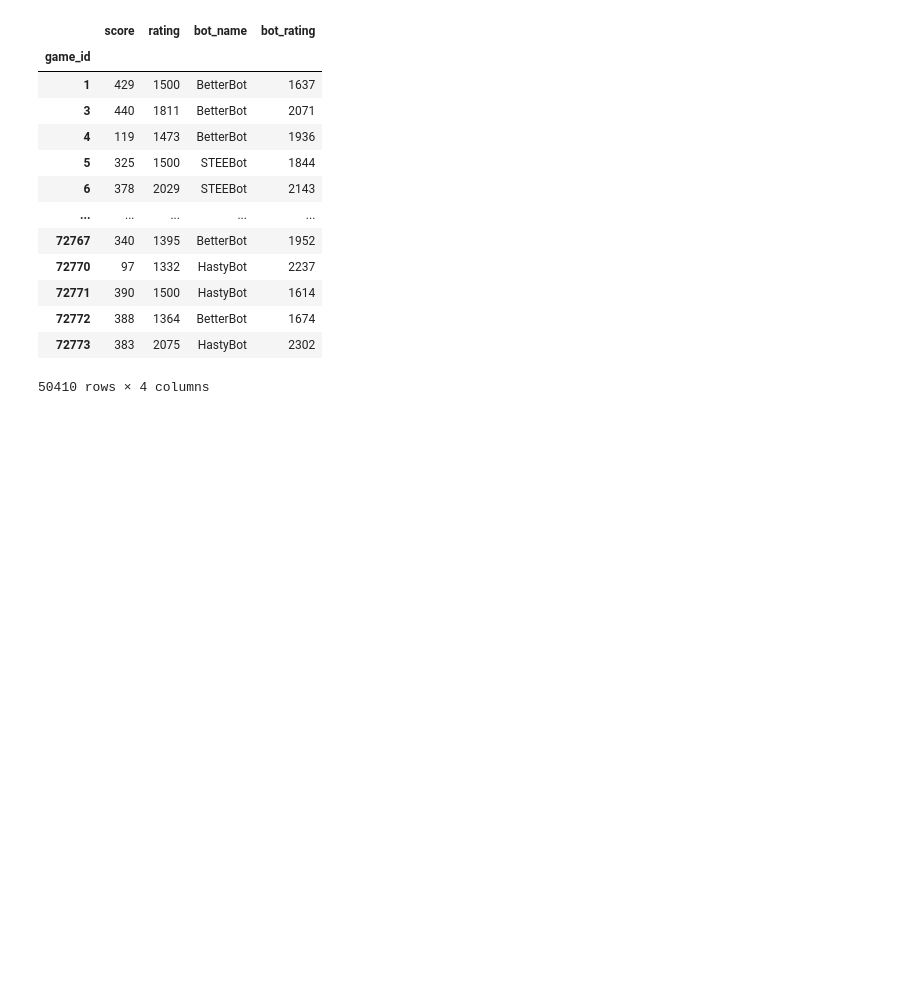
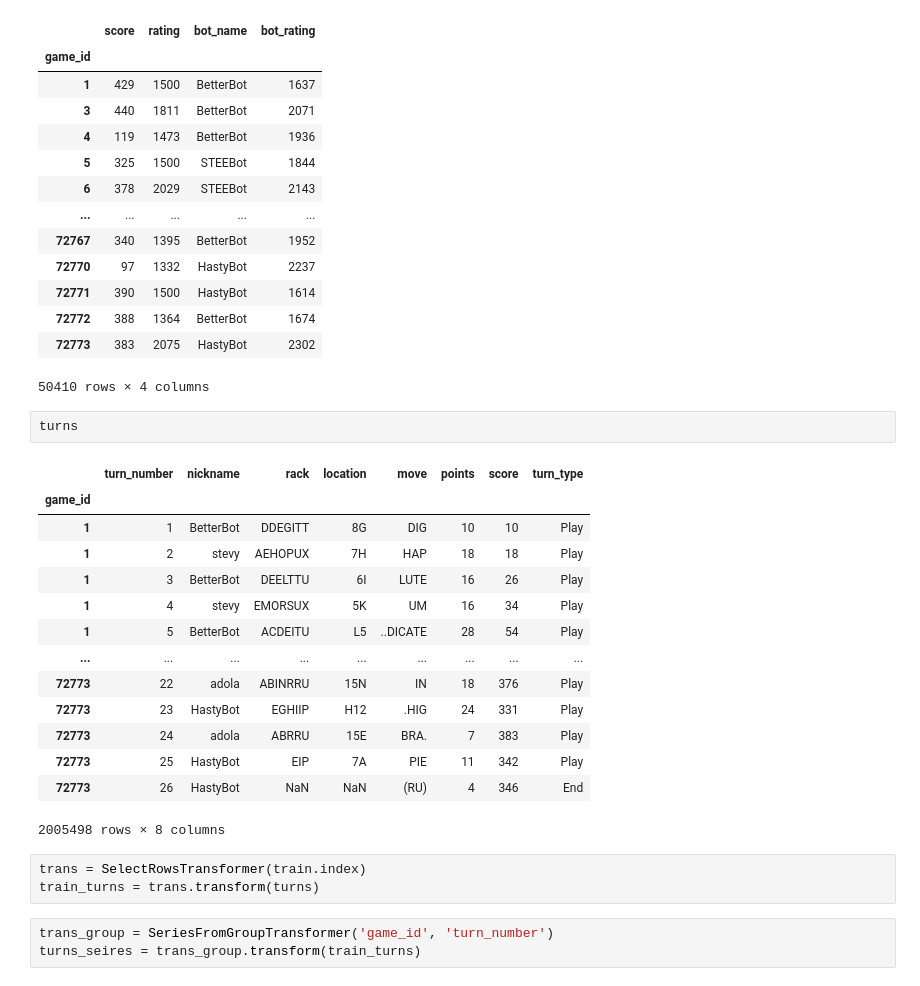
Before and after one commit to CatGuy1300/scrabble, a Jupyter notebook: notebooks/piping.ipynb, the cells around one changed output. Saved outputs shown, nothing was run; the diff lists cells and outputs as text; blank space fills up the shorter version.

```diff
--- a/notebooks/piping.ipynb
+++ b/notebooks/piping.ipynb
@@ -99,3 +137,26 @@ See the caveats in the documentation: https://pandas.pydata.org/pandas-docs/stab
 | 72772 | 388 | 1364 | BetterBot | 1674 |
 | 72773 | 383 | 2075 | HastyBot | 2302 |
 50410 rows × 4 columns
+# %%
+turns
+# %% [output]
+|  | turn_number | nickname | rack | location | move | points | score | turn_type |
+| game_id |  |  |  |  |  |  |  |  |
+| 1 | 1 | BetterBot | DDEGITT | 8G | DIG | 10 | 10 | Play |
+| 1 | 2 | stevy | AEHOPUX | 7H | HAP | 18 | 18 | Play |
+| 1 | 3 | BetterBot | DEELTTU | 6I | LUTE | 16 | 26 | Play |
+| 1 | 4 | stevy | EMORSUX | 5K | UM | 16 | 34 | Play |
+| 1 | 5 | BetterBot | ACDEITU | L5 | ..DICATE | 28 | 54 | Play |
+| ... | ... | ... | ... | ... | ... | ... | ... | ... |
+| 72773 | 22 | adola | ABINRRU | 15N | IN | 18 | 376 | Play |
+| 72773 | 23 | HastyBot | EGHIIP | H12 | .HIG | 24 | 331 | Play |
+| 72773 | 24 | adola | ABRRU | 15E | BRA. | 7 | 383 | Play |
+| 72773 | 25 | HastyBot | EIP | 7A | PIE | 11 | 342 | Play |
+| 72773 | 26 | HastyBot | NaN | NaN | (RU) | 4 | 346 | End |
+2005498 rows × 8 columns
+# %%
+trans = SelectRowsTransformer(train.index)
+train_turns = trans.transform(turns)
+# %%
+trans_group = SeriesFromGroupTransformer('game_id', 'turn_number')
+turns_seires = trans_group.transform(train_turns)
```
Also changed, not shown: parts of 4 cells of this notebook, 7 other files.
